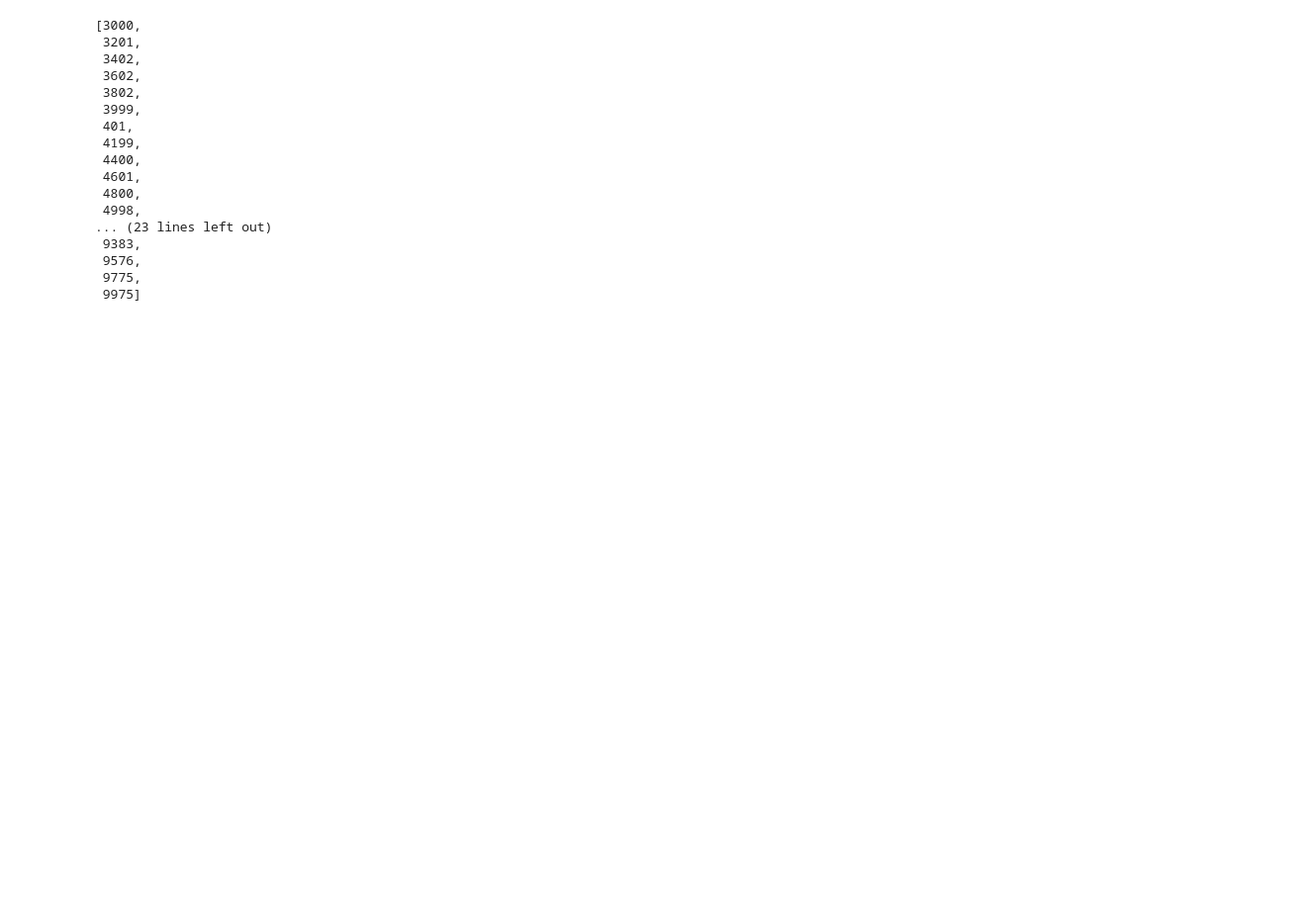
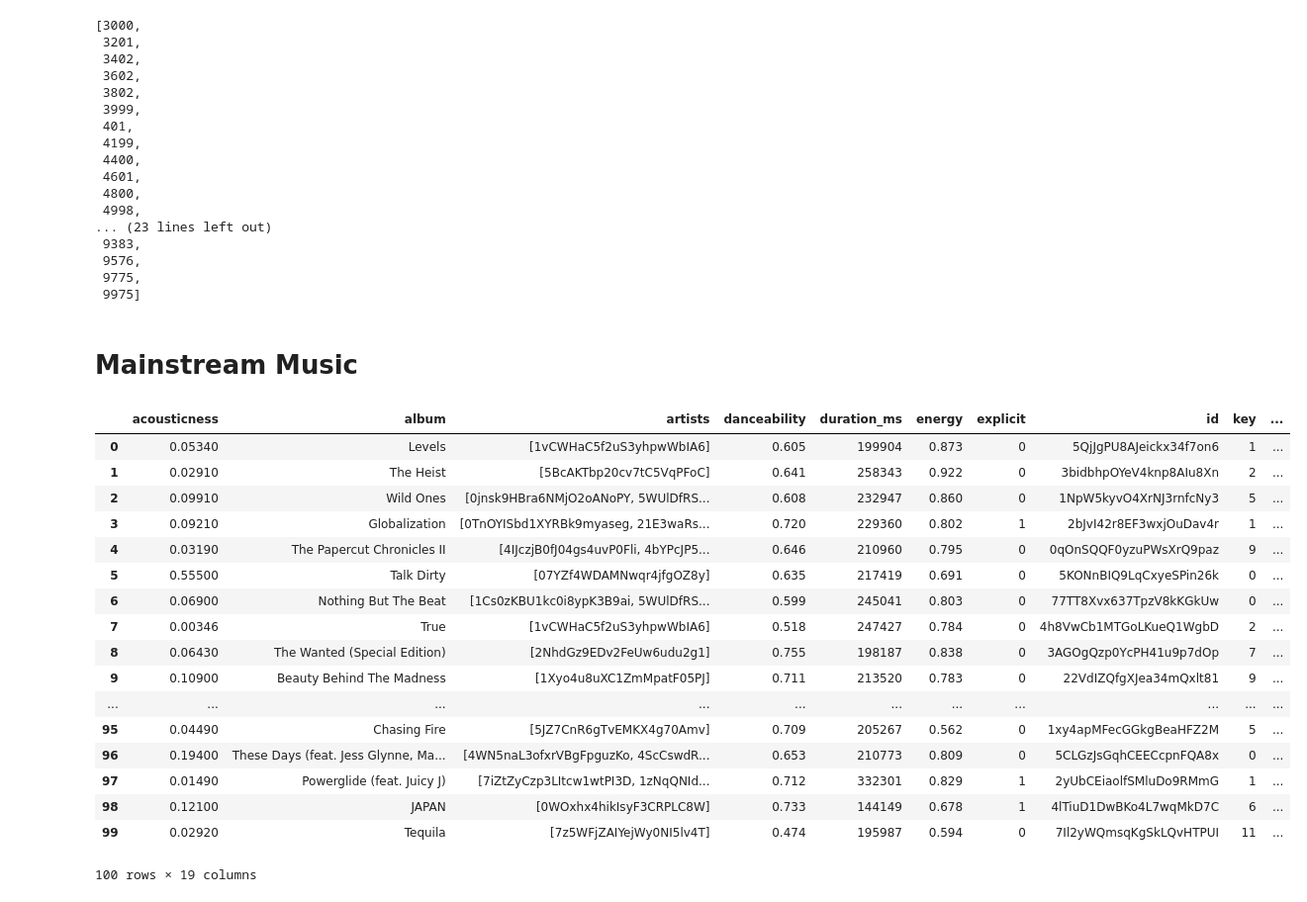
Before and after one commit to liebscher/musicanalysis, a Jupyter notebook: 2_Data_Prep.ipynb, the cells around one changed output. Shown: that part at 99% size. Cells and saved outputs as stored; diff of their text form; code cells hidden in the pictures; blank space fills up the shorter version.

Commit message:
Up to Mainstream Music

```diff
--- a/2_Data_Prep.ipynb
+++ b/2_Data_Prep.ipynb
@@ -594,3 +604,44 @@ LUST.
 full_history = full_history.drop(index=L).reset_index()
 # %%
 full_history.to_json('data/history_comp.json')
+# %% [markdown]
+# Mainstream Music
+# %%
+def fetch_mainstream(playlists):
+    mainstream_music = []
+    for playlist in playlists:
+        for item in sp.user_playlist_tracks(playlist[0], playlist[1])['items']:
+            id_ = item['track']['id']
+
+            features = sp.audio_features(id_)[0]
+
+            mainstream_music.append(format_return_track(item['track'], features))
+
+        print('Playlist complete')
+
+    return mainstream_music
+# %%
+playlists = [('spotify', '37i9dQZF1DX0s5kDXi1oC5'), ('spotify', '37i9dQZF1DXcBWIGoYBM5M')]
+
+mainstream_music = pd.DataFrame(fetch_mainstream(playlists)).dropna()
+mainstream_music.to_json('data/mainstream_music.json')
+mainstream_music
+# %% [output]
+|  | acousticness | album | artists | danceability | duration_ms | energy | explicit | id | key | ... |
+| 0 | 0.05340 | Levels | [1vCWHaC5f2uS3yhpwWbIA6] | 0.605 | 199904 | 0.873 | 0 | 5QjJgPU8AJeickx34f7on6 | 1 | ... |
+| 1 | 0.02910 | The Heist | [5BcAKTbp20cv7tC5VqPFoC] | 0.641 | 258343 | 0.922 | 0 | 3bidbhpOYeV4knp8AIu8Xn | 2 | ... |
+| 2 | 0.09910 | Wild Ones | [0jnsk9HBra6NMjO2oANoPY, 5WUlDfRS... | 0.608 | 232947 | 0.860 | 0 | 1NpW5kyvO4XrNJ3rnfcNy3 | 5 | ... |
+| 3 | 0.09210 | Globalization | [0TnOYISbd1XYRBk9myaseg, 21E3waRs... | 0.720 | 229360 | 0.802 | 1 | 2bJvI42r8EF3wxjOuDav4r | 1 | ... |
+| 4 | 0.03190 | The Papercut Chronicles II | [4IJczjB0fJ04gs4uvP0Fli, 4bYPcJP5... | 0.646 | 210960 | 0.795 | 0 | 0qOnSQQF0yzuPWsXrQ9paz | 9 | ... |
+| 5 | 0.55500 | Talk Dirty | [07YZf4WDAMNwqr4jfgOZ8y] | 0.635 | 217419 | 0.691 | 0 | 5KONnBIQ9LqCxyeSPin26k | 0 | ... |
+| 6 | 0.06900 | Nothing But The Beat | [1Cs0zKBU1kc0i8ypK3B9ai, 5WUlDfRS... | 0.599 | 245041 | 0.803 | 0 | 77TT8Xvx637TpzV8kKGkUw | 0 | ... |
+| 7 | 0.00346 | True | [1vCWHaC5f2uS3yhpwWbIA6] | 0.518 | 247427 | 0.784 | 0 | 4h8VwCb1MTGoLKueQ1WgbD | 2 | ... |
+| 8 | 0.06430 | The Wanted (Special Edition) | [2NhdGz9EDv2FeUw6udu2g1] | 0.755 | 198187 | 0.838 | 0 | 3AGOgQzp0YcPH41u9p7dOp | 7 | ... |
+| 9 | 0.10900 | Beauty Behind The Madness | [1Xyo4u8uXC1ZmMpatF05PJ] | 0.711 | 213520 | 0.783 | 0 | 22VdIZQfgXJea34mQxlt81 | 9 | ... |
+| ... | ... | ... | ... | ... | ... | ... | ... | ... | ... | ... |
+| 95 | 0.04490 | Chasing Fire | [5JZ7CnR6gTvEMKX4g70Amv] | 0.709 | 205267 | 0.562 | 0 | 1xy4apMFecGGkgBeaHFZ2M | 5 | ... |
+| 96 | 0.19400 | These Days (feat. Jess Glynne, Ma... | [4WN5naL3ofxrVBgFpguzKo, 4ScCswdR... | 0.653 | 210773 | 0.809 | 0 | 5CLGzJsGqhCEECcpnFQA8x | 0 | ... |
+| 97 | 0.01490 | Powerglide (feat. Juicy J) | [7iZtZyCzp3LItcw1wtPI3D, 1zNqQNId... | 0.712 | 332301 | 0.829 | 1 | 2yUbCEiaolfSMluDo9RMmG | 1 | ... |
+| 98 | 0.12100 | JAPAN | [0WOxhx4hikIsyF3CRPLC8W] | 0.733 | 144149 | 0.678 | 1 | 4lTiuD1DwBKo4L7wqMkD7C | 6 | ... |
+| 99 | 0.02920 | Tequila | [7z5WFjZAIYejWy0NI5lv4T] | 0.474 | 195987 | 0.594 | 0 | 7Il2yWQmsqKgSkLQvHTPUI | 11 | ... |
+100 rows × 19 columns
```
Also changed, not shown: parts of 1 cell of this notebook, 3 other files.
